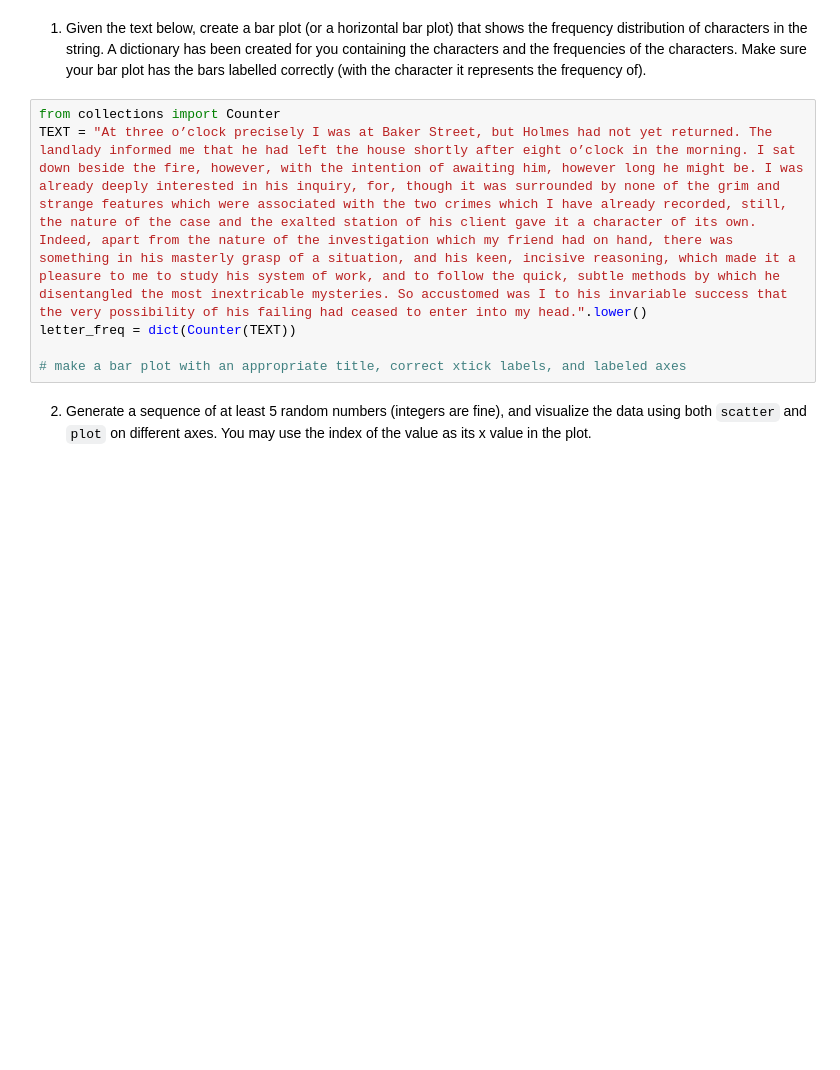
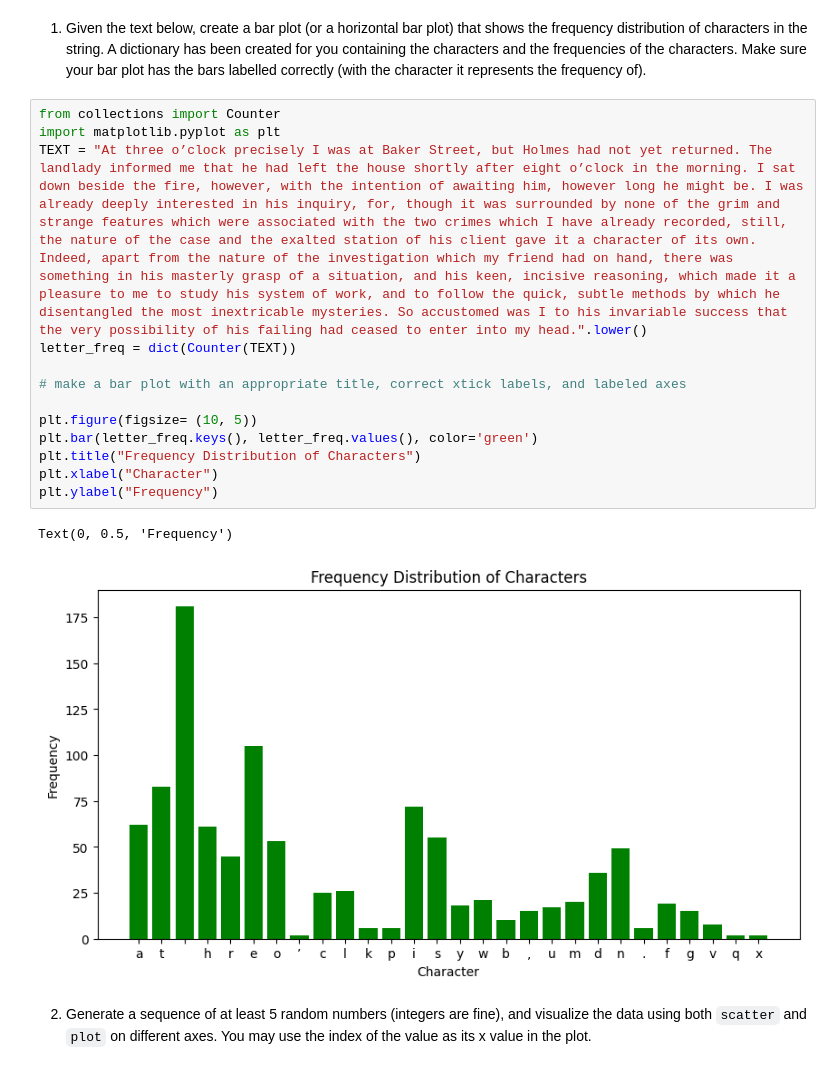
Before and after one commit to ChristianJBNB/wmnlp-materials-pyplot, a Jupyter notebook: pyplot.ipynb, the cells around one changed output. Drawn from its saved outputs; the diff is of its cells as text; blank space fills up the shorter version.

```diff
--- a/pyplot.ipynb
+++ b/pyplot.ipynb
@@ -54,9 +54,19 @@ A dictionary has been created for you containing the characters and the frequenc
 Make sure your bar plot has the bars labelled correctly (with the character it represents the frequency of).
 # %%
 from collections import Counter
+import matplotlib.pyplot as plt
 TEXT = "At three o’clock precisely I was at Baker Street, but Holmes had not yet returned. The landlady informed me that he had left the house shortly after eight o’clock in the morning. I sat down beside the fire, however, with the intention of awaiting him, however long he might be. I was already deeply interested in his inquiry, for, though it was surrounded by none of the grim and strange features which were associated with the two crimes which I have already recorded, still, the nature of the case and the exalted station of his client gave it a character of its own. Indeed, apart from the nature of the investigation which my friend had on hand, there was something in his masterly grasp of a situation, and his keen, incisive reasoning, which made it a pleasure to me to study his system of work, and to follow the quick, subtle methods by which he disentangled the most inextricable mysteries. So accustomed was I to his invariable success that the very possibility of his failing had ceased to enter into my head.".lower()
 letter_freq = dict(Counter(TEXT))
 
 # make a bar plot with an appropriate title, correct xtick labels, and labeled axes
+
+plt.figure(figsize= (10, 5))
+plt.bar(letter_freq.keys(), letter_freq.values(), color='green')
+plt.title("Frequency Distribution of Characters")
+plt.xlabel("Character")
+plt.ylabel("Frequency")
+# %% [output]
+Text(0, 0.5, 'Frequency')
+[figure, added]
 # %% [markdown]
 2. Generate a sequence of at least 5 random numbers (integers are fine), and visualize the data using both `scatter` and `plot` on different axes.  You may use the index of the value as its x value in the plot.
```
Also changed, not shown: parts of 3 cells of this notebook.
